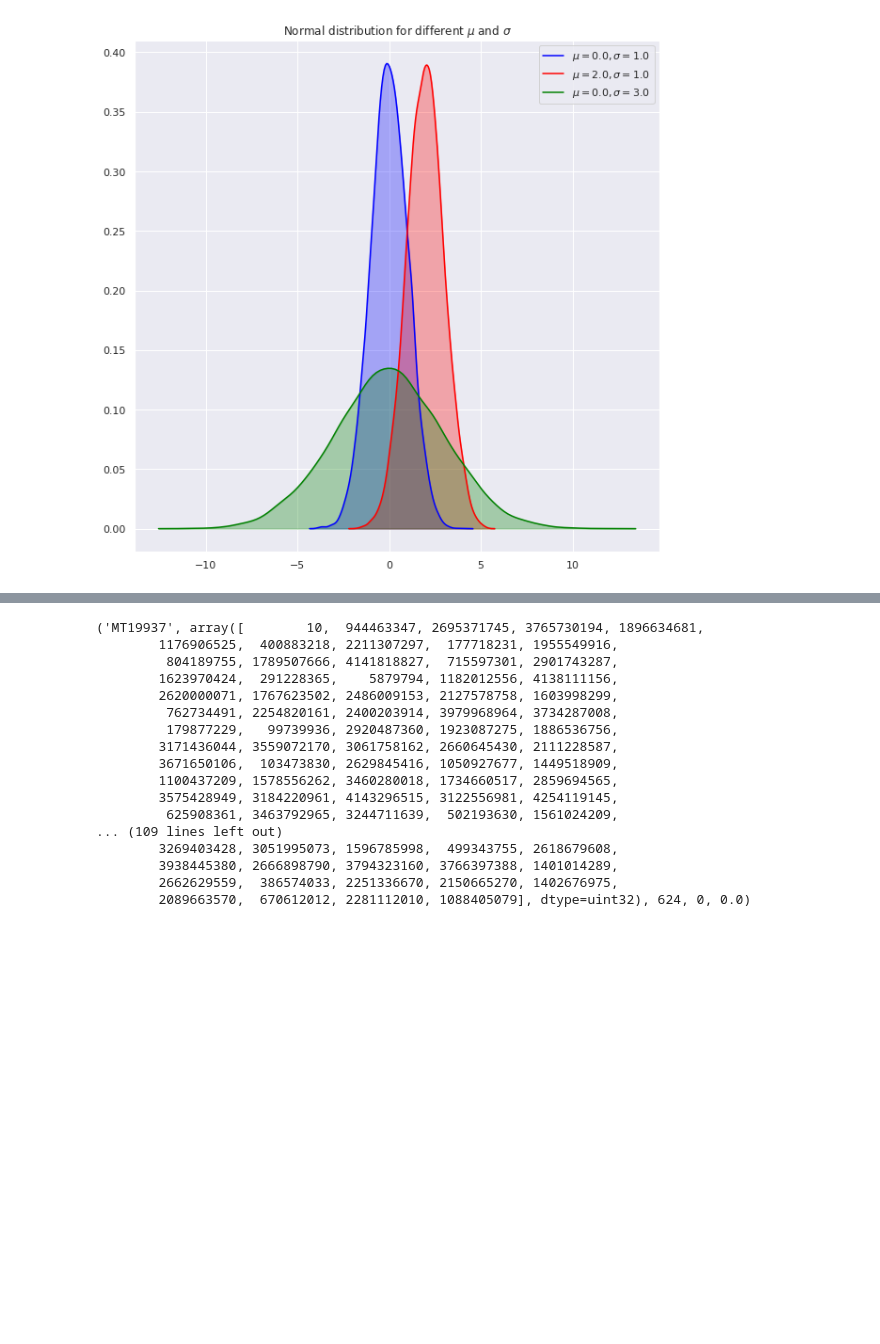
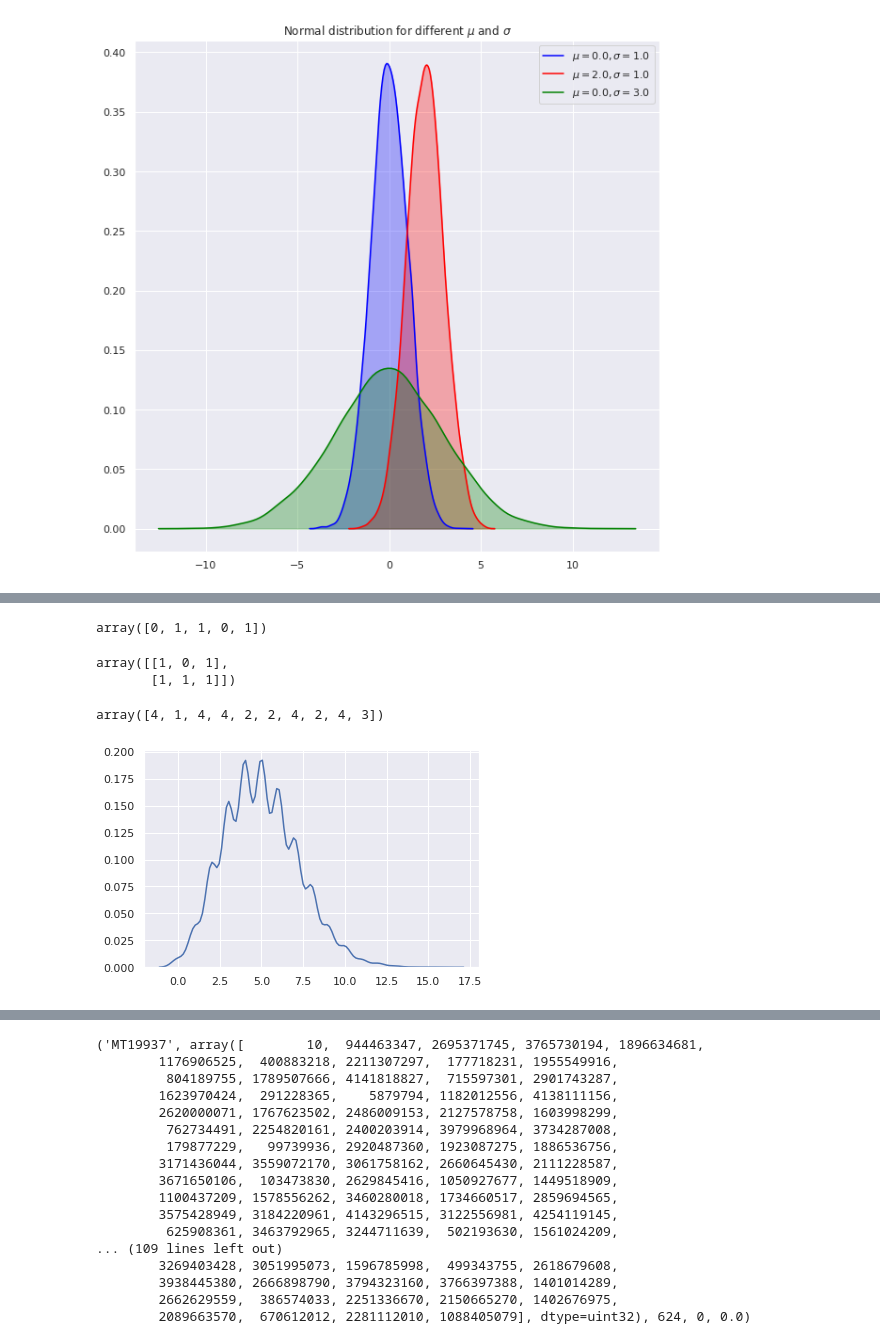
Before and after one commit to AdrianDonohoe/numpy.random, a Jupyter notebook: numpy-random.ipynb, the cells around one changed output, grey strips where cells are left out. Cells and saved outputs as stored; diff of their text form; code cells hidden in the pictures; blank space fills up the shorter version.

```diff
--- a/numpy-random.ipynb
+++ b/numpy-random.ipynb
@@ -624,3 +635,21 @@ ax.fill_between(x3,y3, color="green", alpha=0.3);
+# %%
+np.random.poisson(1,5) #  draws 5 samples with lambda = 1
+# %% [output]
+array([0, 1, 1, 0, 1])
+# %%
+np.random.poisson(1,(2,3)) #  draws 2*3 samples with lambda = 1
+# %% [output]
+array([[1, 0, 1],
+       [1, 1, 1]])
+# %%
+np.random.poisson(3,10) #  draws 10 samples with lambda = 3
+# %% [output]
+array([4, 1, 4, 4, 2, 2, 4, 2, 4, 3])
+# %%
+s = np.random.poisson(5,10000) #  draws 10000 samples with lambda = 3
+sns.distplot(s,hist=False);
+# %% [output]
+[figure, added]
 # %% [markdown]
 ***
 ## Seeds in Generating Pseudorandom Numbers
```
Also changed, not shown: parts of 5 cells of this notebook.
